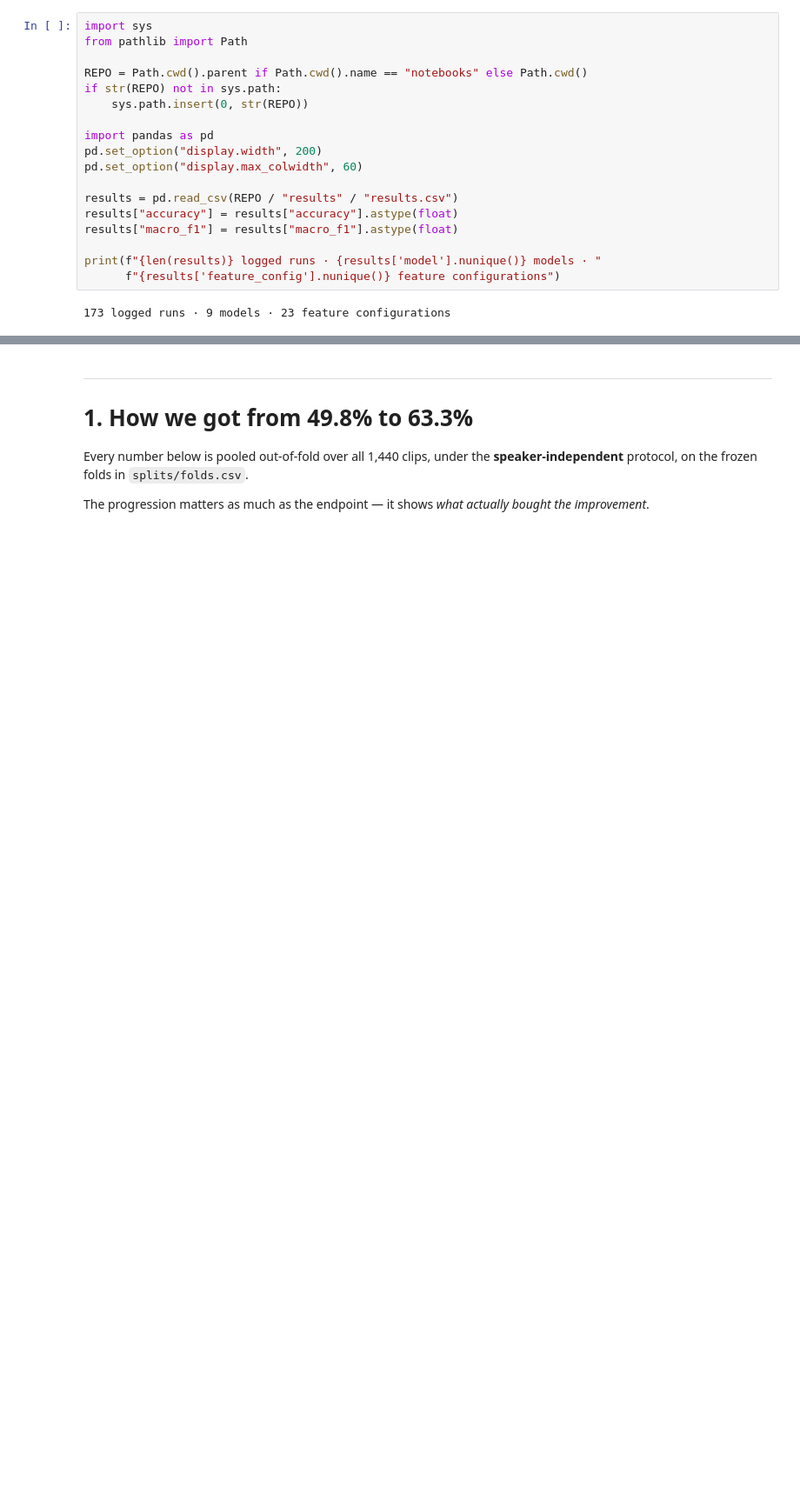
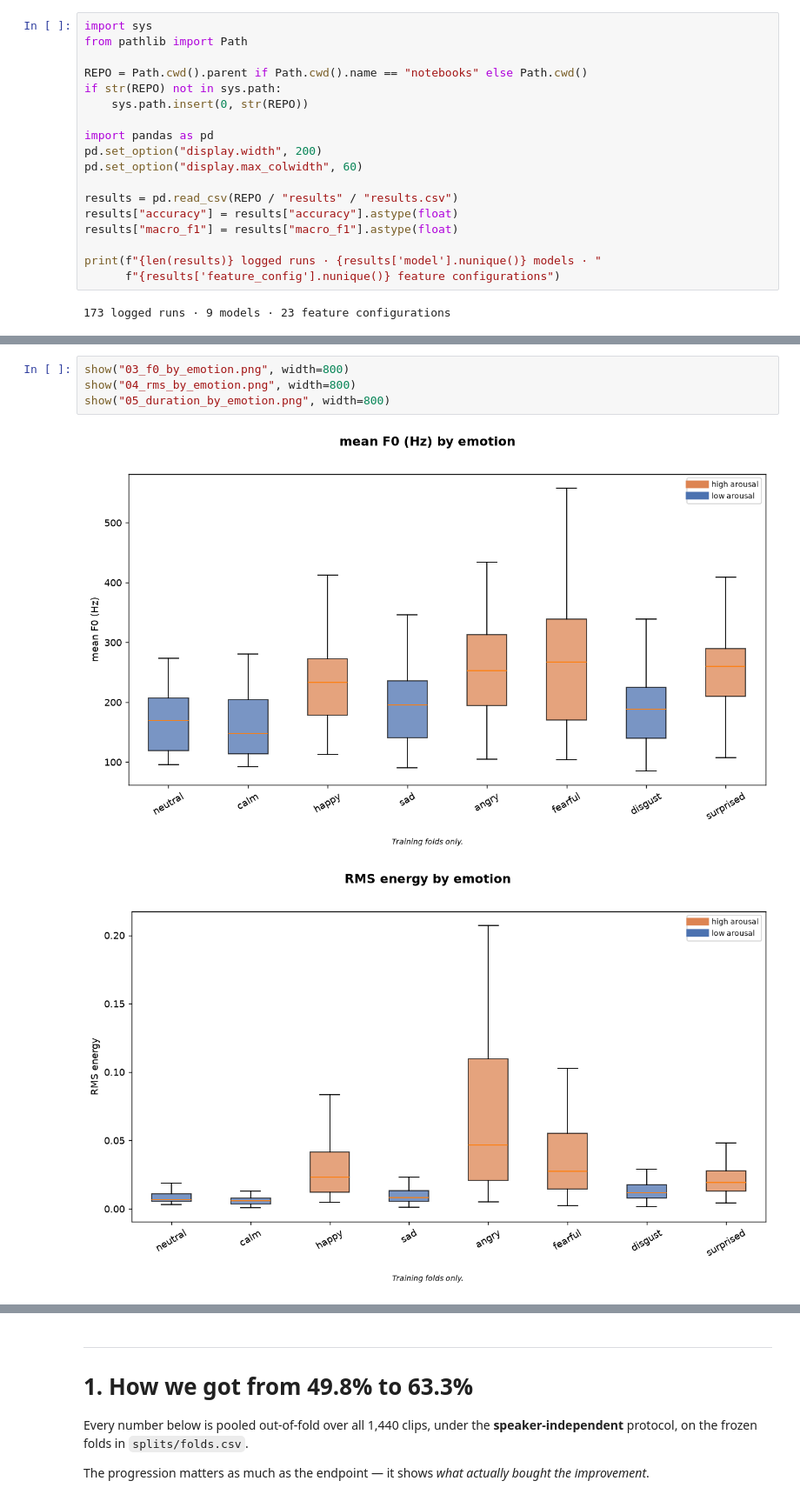
Before and after one commit to Unheard-ser/unheard, a Jupyter notebook: notebooks/01_results_and_findings.ipynb, the cells around one changed output, grey strips where cells are left out. Shown at 87% size. Drawn from its saved outputs; the diff is of its cells as text; blank space fills up the shorter version.

```diff
--- a/notebooks/01_results_and_findings.ipynb
+++ b/notebooks/01_results_and_findings.ipynb
@@ -44,0 +132,7 @@ print(f"{len(results)} logged runs · {results['model'].nunique()} models · "
+# %%
+show("03_f0_by_emotion.png", width=800)
+show("04_rms_by_emotion.png", width=800)
+show("05_duration_by_emotion.png", width=800)
+# %% [output]
+[figure, added]
+[figure, added]
```
Also changed, not shown: parts of 27 cells of this notebook, 21 other files.
